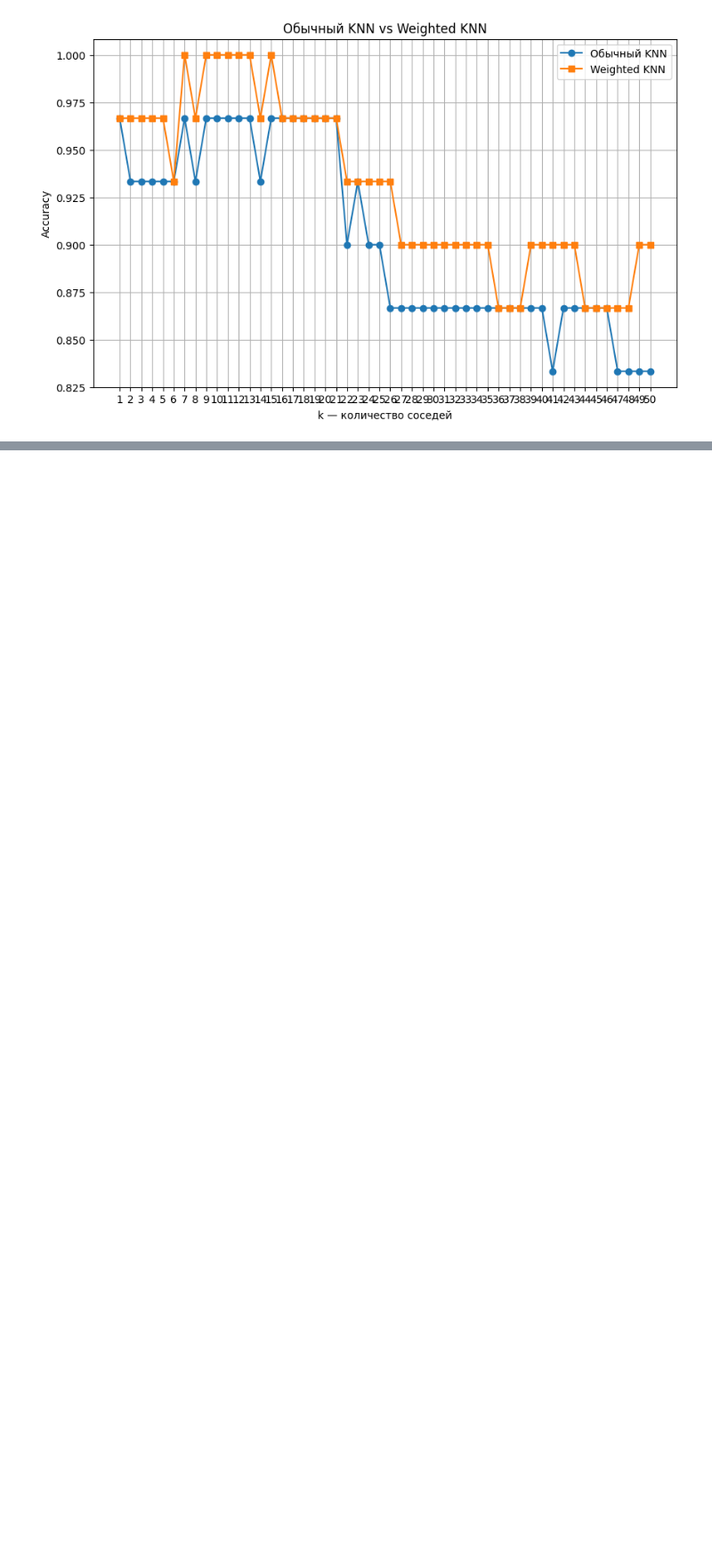
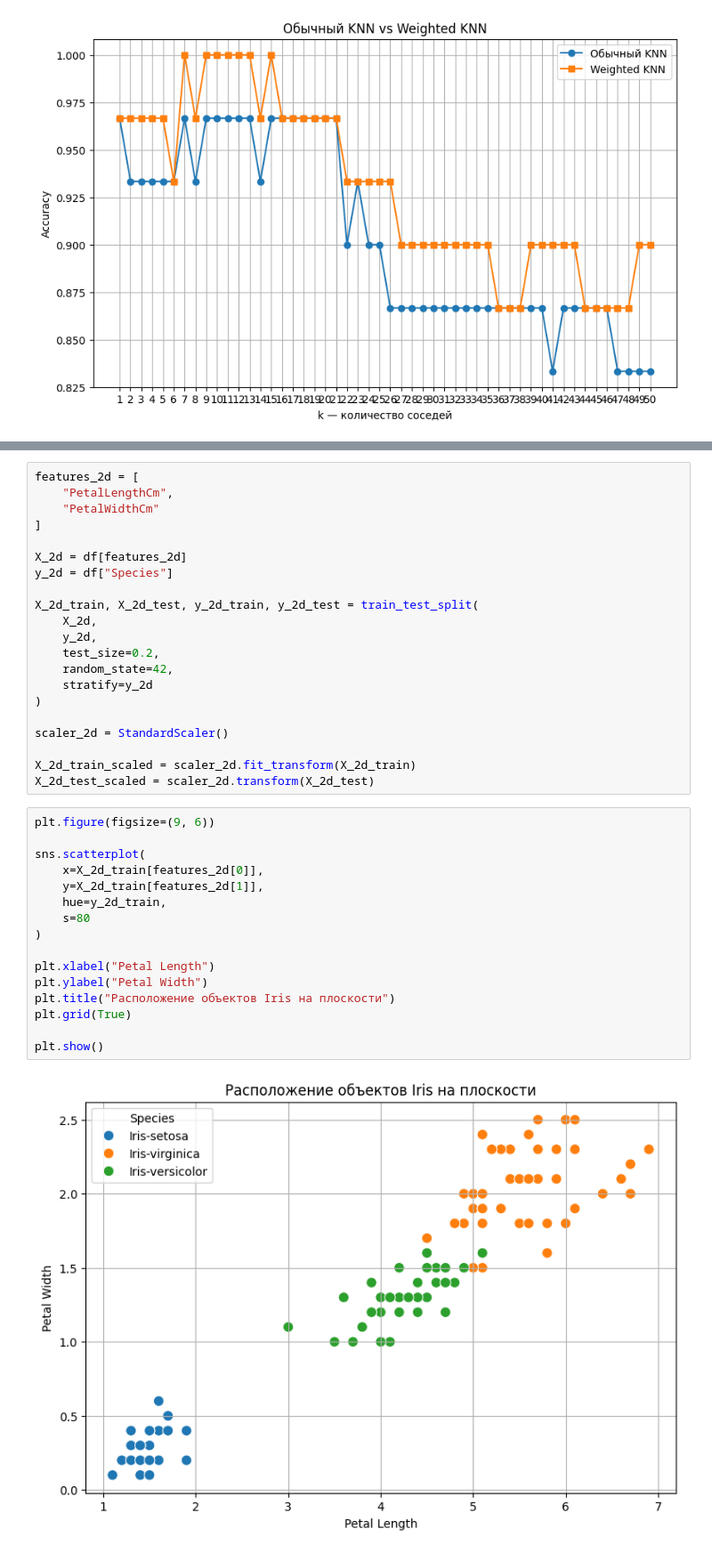
Before and after one commit to P2-Sh/ML_homeworks, a Jupyter notebook: Iris_KNN.ipynb, the cells around one changed output, grey strips where cells are left out. Shown at 89% size. Saved outputs shown, nothing was run; the diff lists cells and outputs as text; blank space fills up the shorter version.

```diff
--- a/Iris_KNN.ipynb
+++ b/Iris_KNN.ipynb
@@ -314,0 +661,39 @@ plt.show()
+# %%
+features_2d = [
+    "PetalLengthCm",
+    "PetalWidthCm"
+]
+
+X_2d = df[features_2d]
+y_2d = df["Species"]
+
+X_2d_train, X_2d_test, y_2d_train, y_2d_test = train_test_split(
+    X_2d,
+    y_2d,
+    test_size=0.2,
+    random_state=42,
+    stratify=y_2d
+)
+
+scaler_2d = StandardScaler()
+
+X_2d_train_scaled = scaler_2d.fit_transform(X_2d_train)
+X_2d_test_scaled = scaler_2d.transform(X_2d_test)
+# %%
+plt.figure(figsize=(9, 6))
+
+sns.scatterplot(
+    x=X_2d_train[features_2d[0]],
+    y=X_2d_train[features_2d[1]],
+    hue=y_2d_train,
+    s=80
+)
+
+plt.xlabel("Petal Length")
+plt.ylabel("Petal Width")
+plt.title("Расположение объектов Iris на плоскости")
+plt.grid(True)
+
+plt.show()
+# %% [output]
+[figure, added]
```
Also changed, not shown: parts of 12 cells of this notebook.
